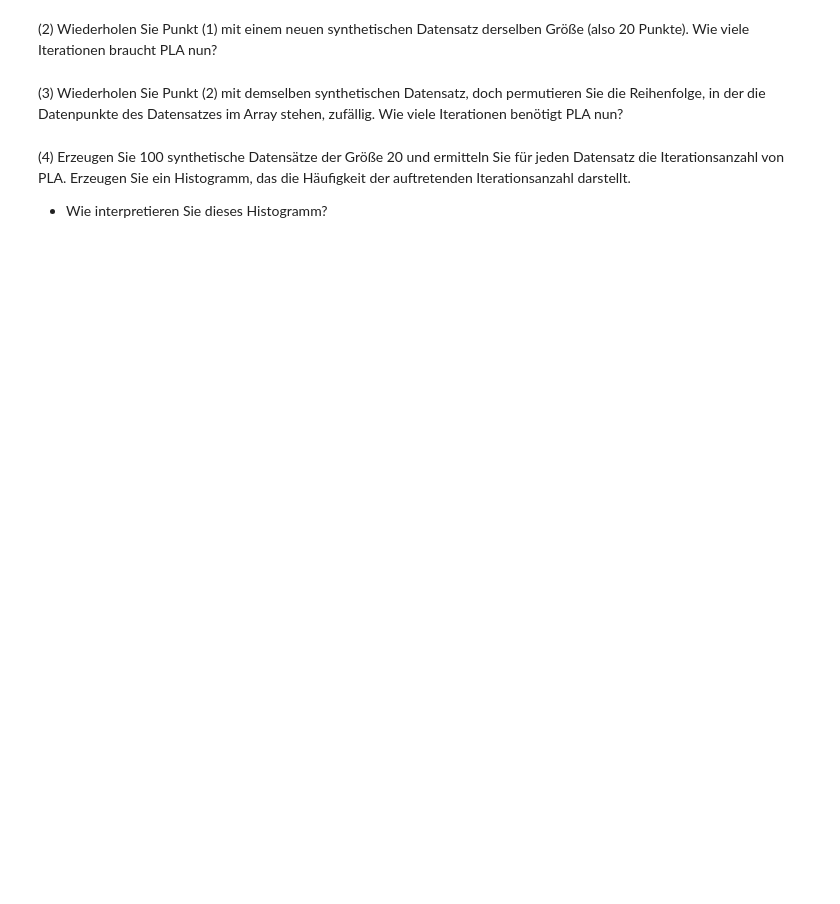
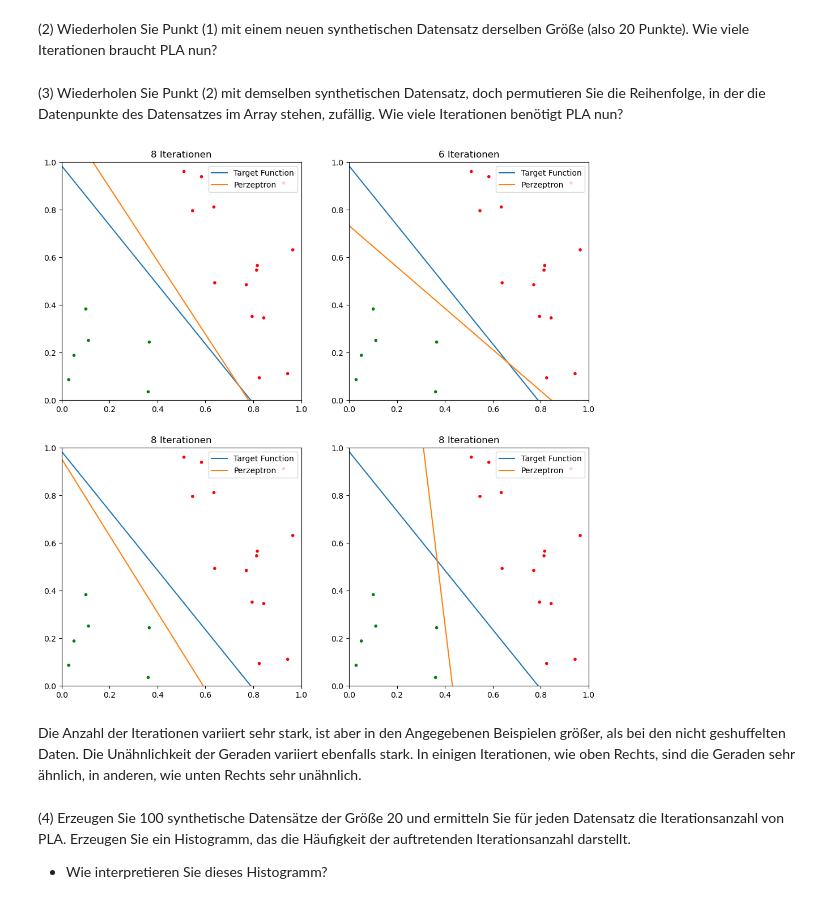
Before and after one commit to cortex359/ml1.ws25, a Jupyter notebook: uebung2/TKKR-2-Perzeptron.ipynb, the cells around one changed output. Saved outputs shown, nothing was run; the diff lists cells and outputs as text; code cells hidden in the pictures; blank space fills up the shorter version.

```diff
--- a/uebung2/TKKR-2-Perzeptron.ipynb
+++ b/uebung2/TKKR-2-Perzeptron.ipynb
@@ -510,6 +528,32 @@ Wir wollen das Verhalten von PLA untersuchen, insbesondere, wie die Iterationsan
 (2) Wiederholen Sie Punkt (1) mit einem neuen synthetischen Datensatz derselben Größe (also 20 Punkte). Wie viele Iterationen braucht PLA nun?
 # %% [markdown]
 (3) Wiederholen Sie Punkt (2) mit demselben synthetischen Datensatz, doch permutieren Sie die Reihenfolge, in der die Datenpunkte des Datensatzes im Array stehen, zufällig. Wie viele Iterationen benötigt PLA nun?
+# %%
+def unison_shuffled_copies(a, b, c):
+    assert len(a) == len(b) == len(c)
+    p = np.random.permutation(len(a))
+    return a[p], b[p], c[p]
+# %%
+_, ax = plt.subplots(2, 2, figsize=(12, 12))
+ax = ax.flatten()
+
+for i in range(4):
+    X_shuffled, y_shuffled, c_shuffled = unison_shuffled_copies(X, y, c)
+    w_final_3, w_trace = pla(X_shuffled, y_shuffled, np.zeros(3), verbose=True)
+    ax[i].axis((0, 1, 0, 1))
+    ax[i].scatter(X_shuffled[:,0], X_shuffled[:,1], c=c_shuffled, marker='.')
+
+    # plot decision line
+    l = np.linspace(0, 1, 2)
+    ax[i].plot(l, target_function(l), label="Target Function")
+    ax[i].plot(l, g(l, w_final_3), label="Perzeptron")
+    ax[i].legend()
+    ax[i].set_title(f"{len(w_trace) + 1} Iterationen")
+plt.show()
+# %% [output]
+[figure, added]
+# %% [markdown]
+Die Anzahl der Iterationen variiert sehr stark, ist aber in den Angegebenen Beispielen größer, als bei den nicht geshuffelten Daten. Die Unähnlichkeit der Geraden variiert ebenfalls stark. In einigen Iterationen, wie oben Rechts, sind die Geraden sehr ähnlich, in anderen, wie unten Rechts sehr unähnlich.
 # %% [markdown]
 (4) Erzeugen Sie 100 synthetische Datensätze der Größe 20 und ermitteln Sie für jeden Datensatz die Iterationsanzahl von PLA. Erzeugen Sie ein Histogramm, das die Häufigkeit der auftretenden Iterationsanzahl darstellt.
    * Wie interpretieren Sie dieses Histogramm?
```
Also changed, not shown: parts of 9 cells of this notebook, 1 other file.
